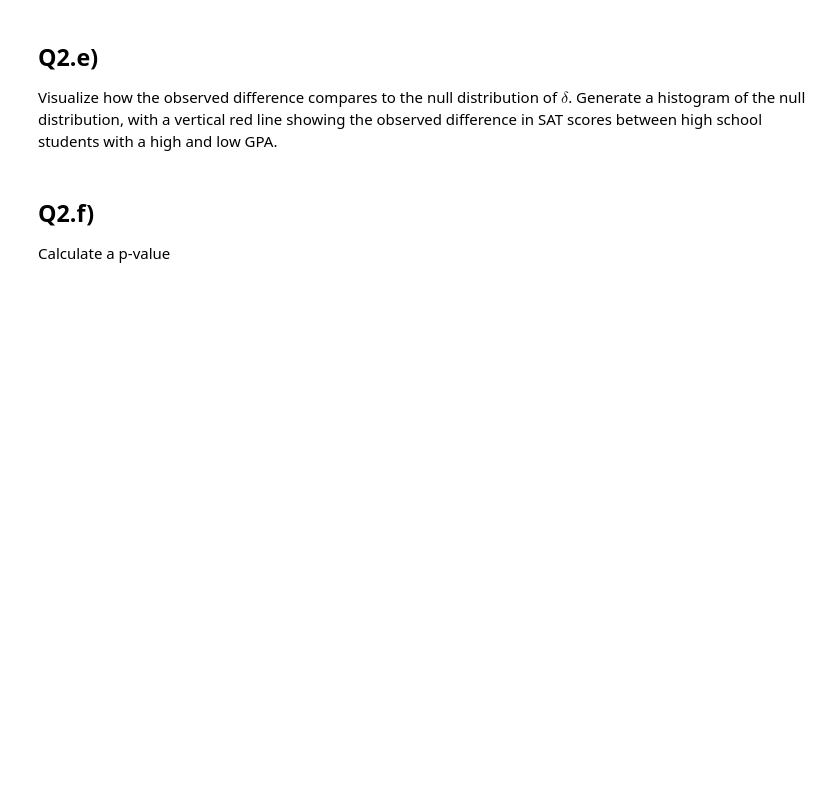
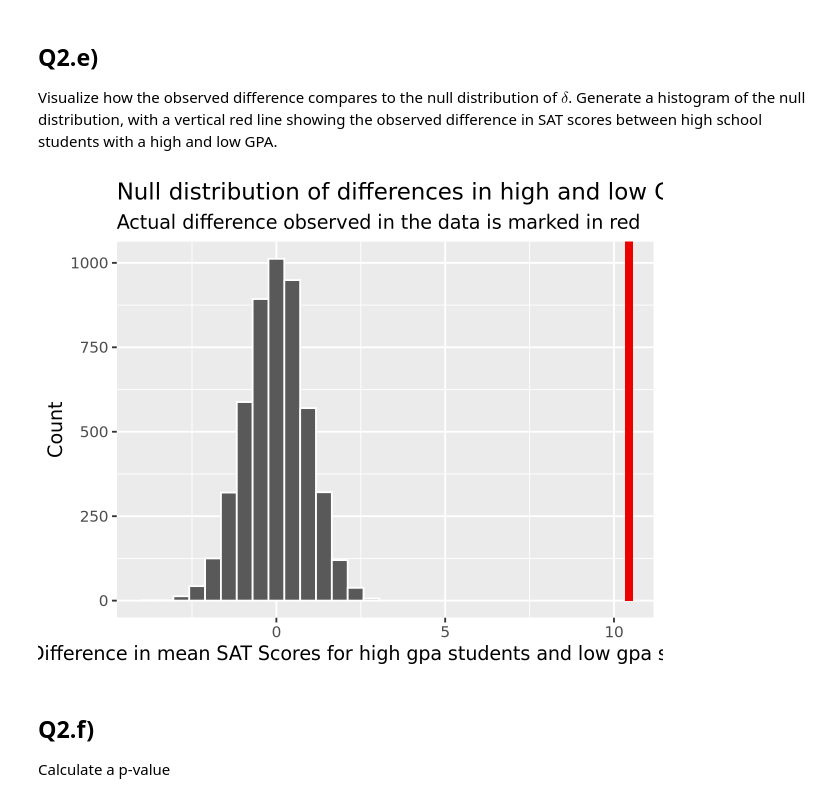
Before and after one commit to UNC-DATA-730/unit-9-assignment-dlee002, a Jupyter notebook: assignment9.ipynb, the cells around one changed output. Cells and saved outputs as stored; diff of their text form; code cells hidden in the pictures; blank space fills up the shorter version.

```diff
--- a/assignment9.ipynb
+++ b/assignment9.ipynb
@@ -320,3 +387,12 @@ the low and high GPA high-school students.
 # you finish this code....
 
 # obs_diff_sat_hs_gpa <- sat_gpa %>%
+
+obs_diff_sat_hs_gpa = sat_gpa |>
+  specify( sat_total ~ gpa_hs) |>
+  calculate(stat = "diff in means", order = c("high", "low"))
+
+obs_diff_sat_hs_gpa |>
+  head()
+
+nrow(obs_diff_sat_hs_gpa)
@@ -330,3 +412,14 @@ in SAT scores between high school students with low and high GPAs.
 # you finish this code....
 
 # sat_in_null_world <- sat_gpa
+
+nrow(sat_gpa)
+
+sat_in_null_world = sat_gpa |>
+  specify(sat_total ~ gpa_hs) |>
+  hypothesize(null = "independence") |>
+  generate(reps = 5000, type = 'permute')
+
+sat_in_null_world |> head()
+
+nrow(sat_in_null_world)
@@ -341,3 +446,9 @@ you chose above…i.e. `order = c("low", "high")` or
 # you finish this code....
 
 # sat_diff_under_null <-
+
+sat_diff_under_null = sat_in_null_world |>
+  calculate(stat = "diff in means", order = c("high", "low"))
+
+sat_diff_under_null |>
+  head()
@@ -351,7 +472,15 @@ high school students with a high and low GPA.
 # %%
 # you finish this code....
 
 # sat_diff_under_null %>%
+visualize(sat_diff_under_null) +
+  shade_p_value(obs_stat = obs_diff_sat_hs_gpa, direction = "both") +
+  labs(x = "Difference in mean SAT Scores for high gpa students and low gpa students", y = "Count",
+       title = "Null distribution of differences in high and low GPAs",
+       subtitle = "Actual difference observed in the data is marked in red"
+       )
+# %% [output]
+[figure, added]
 # %% [markdown]
 ## Q2.f)
 
```
Also changed, not shown: parts of 21 cells of this notebook.
